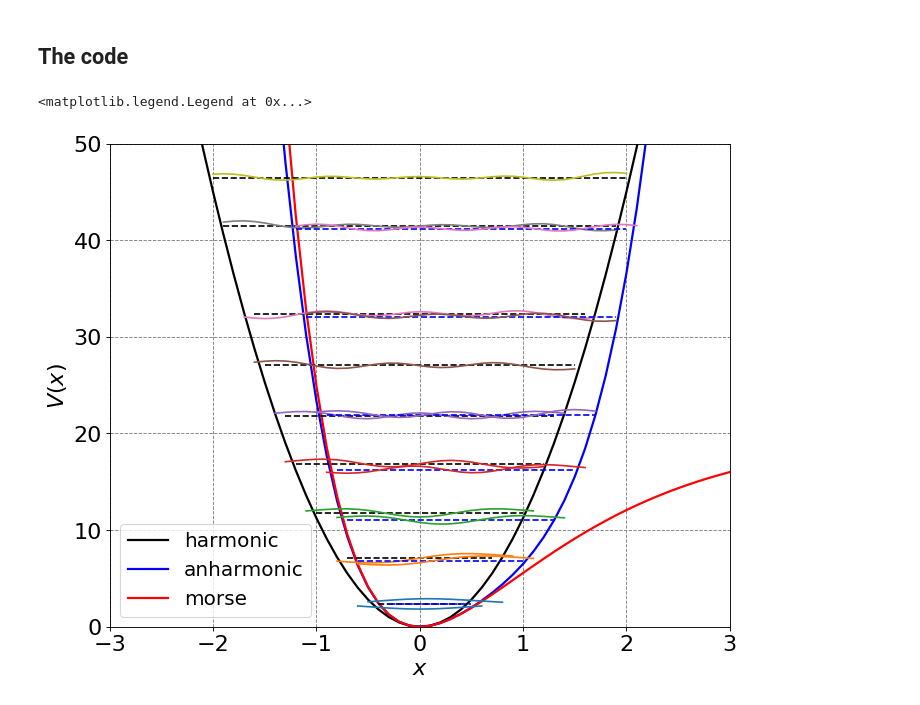
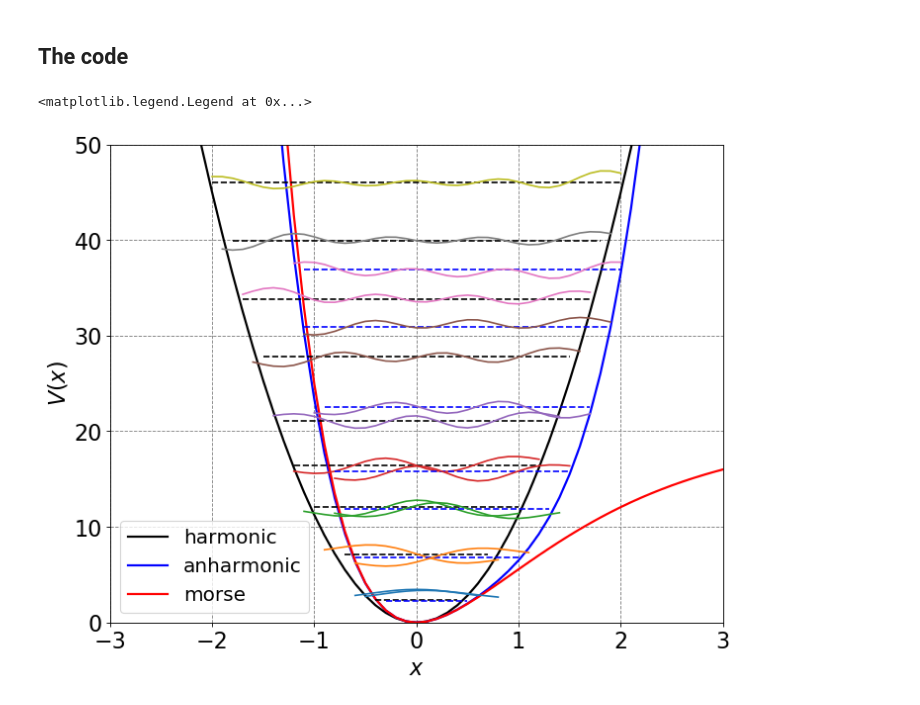
Before and after one commit to mccullaghlab/CHEM571A-FALL2018, a Jupyter notebook: notes/Morse Oscillator.ipynb, the cells around one changed output. Drawn from its saved outputs; the diff is of its cells as text; code cells hidden in the pictures.

```diff
--- a/notes/Morse Oscillator.ipynb
+++ b/notes/Morse Oscillator.ipynb
@@ -70,7 +70,7 @@ def basis_V(N,V,xvals=np.arange(-4,4,0.1)):
     dx = 0.4                     # spacing between basis functions
     alpha = 1.0                  # 1/spread of basis functions
     xmin = -N*dx                 # minimum x value for basis functions
-    xIntegrand = np.arange(xmin-1.0/alpha*10,abs(xmin)+1.0/alpha*10,0.01)
+    xIntegrand = np.arange(xmin-1.0/alpha*10,N*dx+1.0/alpha*10,0.01)
     S = np.zeros((K,K),dtype=float)   # basis function overlap matrix
     H = np.zeros((K,K),dtype=float)   # Hamiltonian matrix, Hij = <Si|H|Sj>
 
@@ -97,16 +97,19 @@ def basis_V(N,V,xvals=np.arange(-4,4,0.1)):
 
     nx = xvals.size
     psi = np.zeros((nx,K),dtype=float)
+    psiNorm = np.empty(xIntegrand.size,dtype=float)
     # generate psis from coefficients
     for A in range(K):
         count = K-A-1
+        psiNorm = 0.0
         for i in range(K):
             xi = xmin + (i-1)*dx
             psi[:,A] = psi[:,A] + H_eig_vec[i,A]*np.exp(-alpha*(xvals-xi)**2)
+            psiNorm = psiNorm + H_eig_vec[i,A]*np.exp(-alpha*(xIntegrand-xi)**2)
 
         # normalize the wavefunctions
-        psi2 = psi[:,A]**2
-        norm = integrate.simps(psi2,xvals)
+        psi2 = np.power(psiNorm,2)
+        norm = float(integrate.simps(psi2,xIntegrand))
         psi[:,A] /= np.sqrt(norm)
     # return normalized wavefunctions and energies
     return psi, H_eig_val
@@ -132,36 +135,36 @@ ax = define_figure(xlabel="$x$",ylabel="$V(x)$")
 U_h = harmonic(xvals)
 U_ah = anharmonic(xvals)
 # plot potentials
 ax.plot(xvals, U_h, 'k',lw=2,label="harmonic")
 ax.plot(xvals, U_ah, 'b',lw=2,label="anharmonic")
 ax.plot(xvals, morse(xvals), 'r',lw=2,label="morse")
 # calculate wavefunctions and energy levels using variational principle and basis functions:
 psi_h, E_h = basis_V(18,harmonic,xvals)
 psi_ah, E_ah = basis_V(18,anharmonic,xvals)
 # plot harmonic energy levels and wavefunctions
 for n in range(10):
     # plot the energy level
     mask = np.where(E_h[n] > U_h)
     ax.plot(xvals[mask], E_h[n] * np.ones(np.shape(xvals))[mask], 'k--')
     # plot the wavefunction
-    Y = psi_h[:,n]/2.0+E_h[n]
+    Y = psi_h[:,n]+E_h[n]
     mask = np.where(Y > U_h-2.0)
     ax.plot(xvals[mask], Y[mask].real)
 # plot anharmonic energy levels and wavefunctions
 for n in range(10):
     # plot the energy level
     mask = np.where(E_ah[n] > U_ah)
     ax.plot(xvals[mask], E_ah[n] * np.ones(np.shape(xvals))[mask], 'b--')
     # plot the wavefunction
-    Y = psi_ah[:,n]/2.0+E_ah[n]
+    Y = psi_ah[:,n]+E_ah[n]
     mask = np.where(Y > U_ah-2.0)
     ax.plot(xvals[mask], Y[mask].real)
 ax.set_xlim(-3, 3)
 ax.set_ylim(0, 50)
 ax.legend(loc=3,fontsize=18)
 # %% [output]
 <matplotlib.legend.Legend at 0x...>
-[figure, old version]
+[figure, new version]
 # %%
 De = 20.0
 beta = 0.75
```
Also changed, not shown: parts of 2 cells of this notebook.
